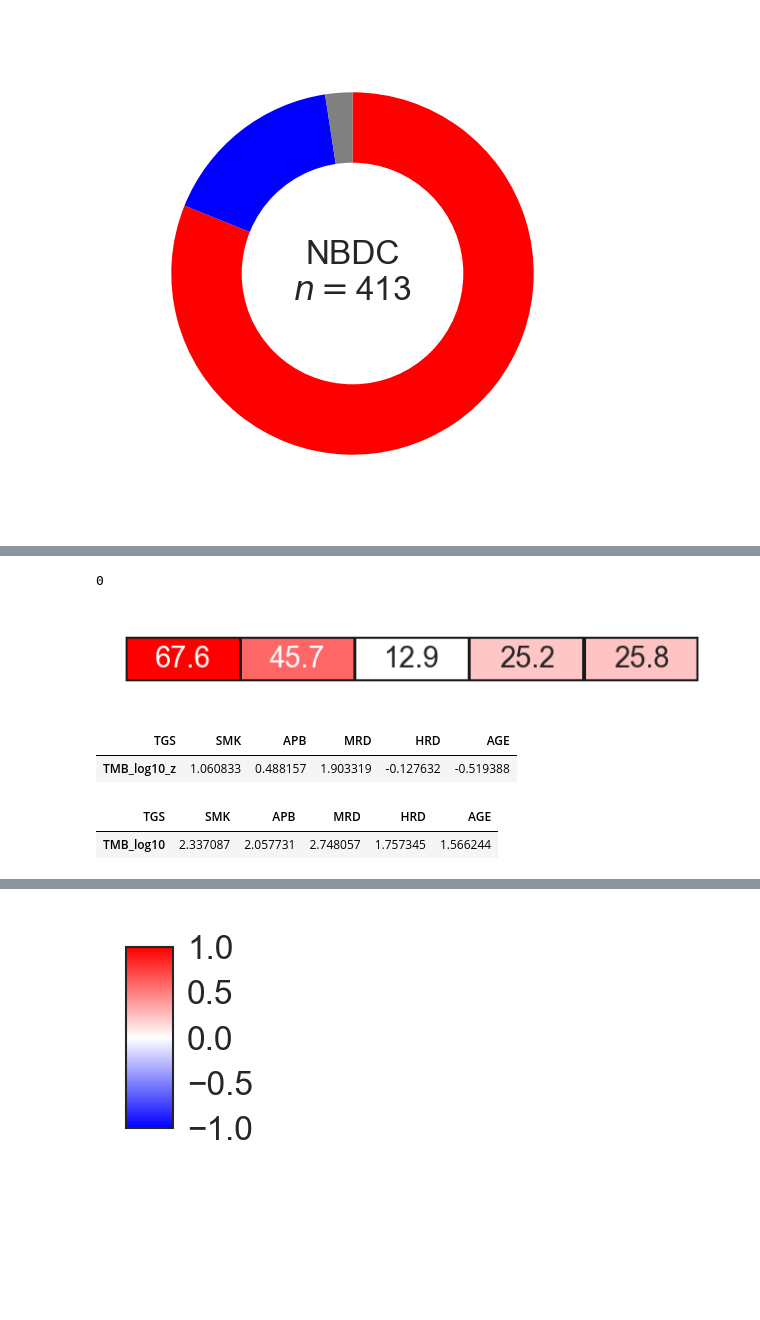
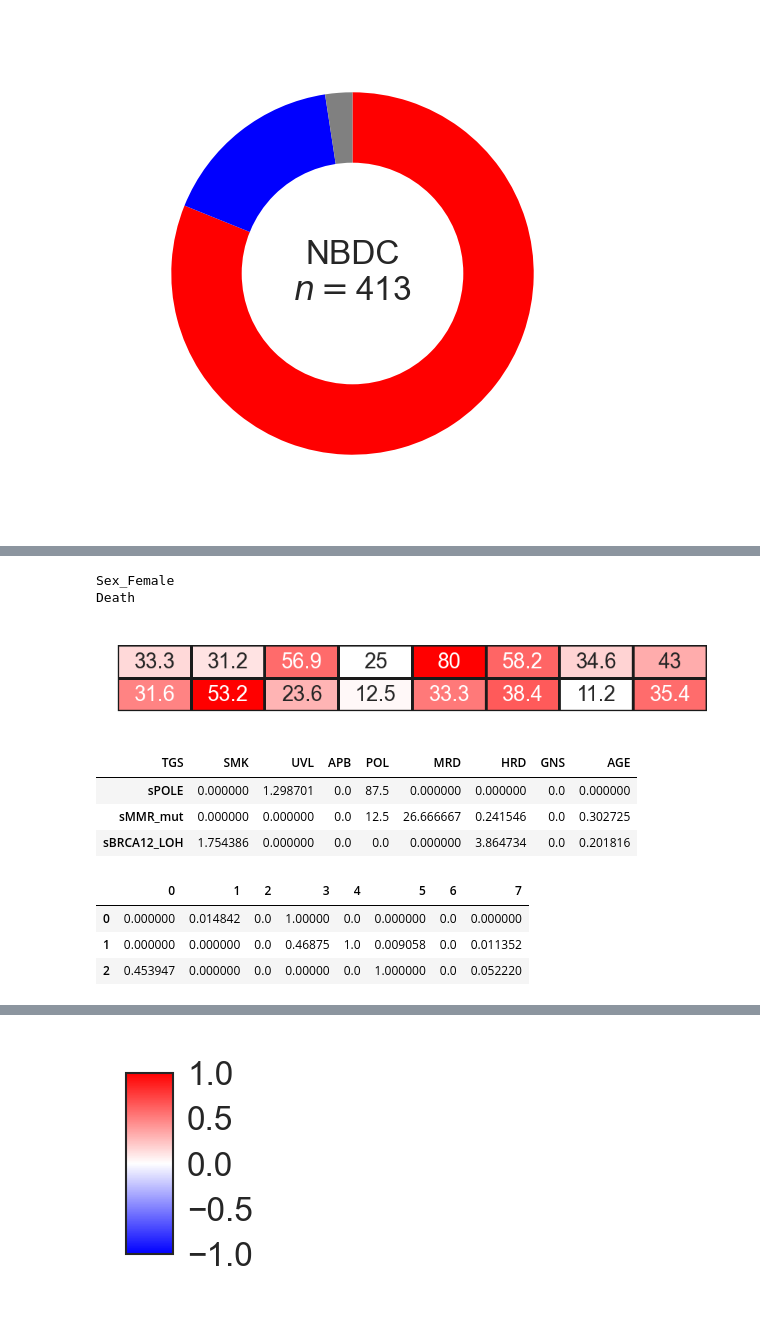
Before and after one commit to shirotak/pancancer_MutSig_ICI, a Jupyter notebook: codes/Script5_Figure2.ipynb, the cells around one changed output, grey strips where cells are left out. Cells and saved outputs as stored; diff of their text form; code cells hidden in the pictures; blank space fills up the shorter version.

```diff
--- a/codes/Script5_Figure2.ipynb
+++ b/codes/Script5_Figure2.ipynb
@@ -1146,0 +1366,2 @@ cptac_c=cptac[cptac["TGS"].isin(cluster_orders_c)]
+# %%
+selected3=['APOBEC3A',"APOBEC3B"]
@@ -1146,0 +1375,3 @@ cptac_c=cptac[cptac["TGS"].isin(cluster_orders_c)]
+# %%
+mean_by_cluster_raw=pcawg.groupby("TGS").mean()[selected3].loc[cluster_orders,:].T
+mean_by_cluster_raw
@@ -1146,0 +1382,22 @@ cptac_c=cptac[cptac["TGS"].isin(cluster_orders_c)]
+# %%
+sns_df=mean_by_cluster
+annot_df=mean_by_cluster_raw
+nrow=sns_df.shape[0]
+fig=plt.figure(figsize=(3.5,nrow*0.2))
+ax=fig.add_subplot(111)
+ylabels=sns_df.index
+sns.heatmap(sns_df, vmax=1,vmin=-1,
+           annot=annot_df,
+          annot_kws={"fontsize":7},
+           cmap=bwr
+           ,xticklabels=0,yticklabels=0
+           ,linewidths=0.5, linecolor='k'
+           ,cbar=False,fmt=".3g"
+           )
+ax.axvline(x=0, color='k',linewidth=1)
+ax.axvline(x=sns_df.shape[1], color='k',linewidth=1)
+ax.axhline(y=0, color='k',linewidth=1)
+ax.axhline(y=sns_df.shape[0], color='k',linewidth=1)
+ax.set_xlabel("")
+for i in annot_df.index:
+    print(i)
@@ -1147,5 +1408,5 @@ cptac_c=cptac[cptac["TGS"].isin(cluster_orders_c)]
 # %%
-category_ratio=cptac.groupby("TGS").mean()[["Smoking"]].T*100
-category_ratio=category_ratio.loc[:,cluster_orders_c]
+category_ratio=pcawg.groupby("TGS").mean()[["Sex_Female","Death"]].T*100
+category_ratio=category_ratio.loc[:,cluster_orders]
 category_ratio
 # %% [output]
@@ -1163,43 +1424,45 @@ category_ratio_a
 # %%
 sns_df=category_ratio_a
 annot_df=category_ratio
 nrow=sns_df.shape[0]
-fig=plt.figure(figsize=(2.5,nrow*0.2))
+fig=plt.figure(figsize=(3.5,nrow*0.2))
 ax=fig.add_subplot(111)
 ylabels=sns_df.index
 sns.heatmap(sns_df, vmax=1,vmin=0,
            annot=annot_df,
           annot_kws={"fontsize":7},
            cmap=wr
            ,xticklabels=0,yticklabels=0
            ,linewidths=0.5, linecolor='k'
            ,cbar=False,fmt=".3g"
            )
 ax.axvline(x=0, color='k',linewidth=1)
 ax.axvline(x=sns_df.shape[1], color='k',linewidth=1)
 ax.axhline(y=0, color='k',linewidth=1)
 ax.axhline(y=sns_df.shape[0], color='k',linewidth=1)
 ax.set_xlabel("")
-for i in sns_df.index:
+for i in annot_df.index:
     print(i)
 # %% [output]
-0
+Sex_Female
+Death
-[figure, old version]
+[figure, new version]
-# %%
-cont_list=["TMB_log10_z"]
-plt_df=cptac_c.copy()
-mean_by_cluster=plt_df[cont_list+["TGS"]].groupby("TGS").mean().T
-mean_by_cluster=mean_by_cluster.loc[:,cluster_orders_c]
-mean_by_cluster
-# %% [output]
-| TGS | SMK | APB | MRD | HRD | AGE |
-| TMB_log10_z | 1.060833 | 0.488157 | 1.903319 | -0.127632 | -0.519388 |
-# %%
-cont_list=["TMB_log10"]
-mean_by_cluster_raw=cptac_c[cont_list+["TGS"]].groupby("TGS").mean().T
-mean_by_cluster_raw=mean_by_cluster_raw.loc[:,cluster_orders_c]
-mean_by_cluster_raw
-# %% [output]
-| TGS | SMK | APB | MRD | HRD | AGE |
-| TMB_log10 | 2.337087 | 2.057731 | 2.748057 | 1.757345 | 1.566244 |
+# %%
+category_ratio=pcawg.groupby("TGS").mean()[["sPOLE","sMMR_mut","sBRCA12_LOH"]].T*100
+category_ratio=category_ratio.loc[:,cluster_orders]
+category_ratio
+# %% [output]
+| TGS | SMK | UVL | APB | POL | MRD | HRD | GNS | AGE |
+| sPOLE | 0.000000 | 1.298701 | 0.0 | 87.5 | 0.000000 | 0.000000 | 0.0 | 0.000000 |
+| sMMR_mut | 0.000000 | 0.000000 | 0.0 | 12.5 | 26.666667 | 0.241546 | 0.0 | 0.302725 |
+| sBRCA12_LOH | 1.754386 | 0.000000 | 0.0 | 0.0 | 0.000000 | 3.864734 | 0.0 | 0.201816 |
+# %%
+mm=MinMaxScaler()
+category_ratio_a=pd.DataFrame(mm.fit_transform(category_ratio.T)).T
+category_ratio_a
+# %% [output]
+|  | 0 | 1 | 2 | 3 | 4 | 5 | 6 | 7 |
+| 0 | 0.000000 | 0.014842 | 0.0 | 1.00000 | 0.0 | 0.000000 | 0.0 | 0.000000 |
+| 1 | 0.000000 | 0.000000 | 0.0 | 0.46875 | 1.0 | 0.009058 | 0.0 | 0.011352 |
+| 2 | 0.453947 | 0.000000 | 0.0 | 0.00000 | 0.0 | 1.000000 | 0.0 | 0.052220 |
 # %%
```
Also changed, not shown: parts of 98 cells of this notebook, 28 other files.
